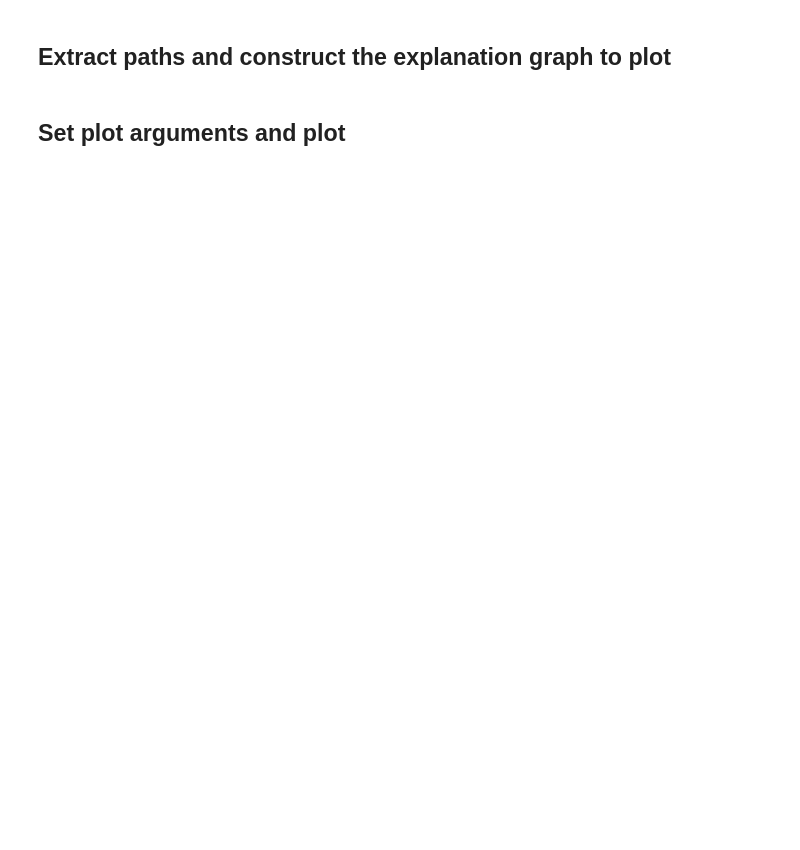
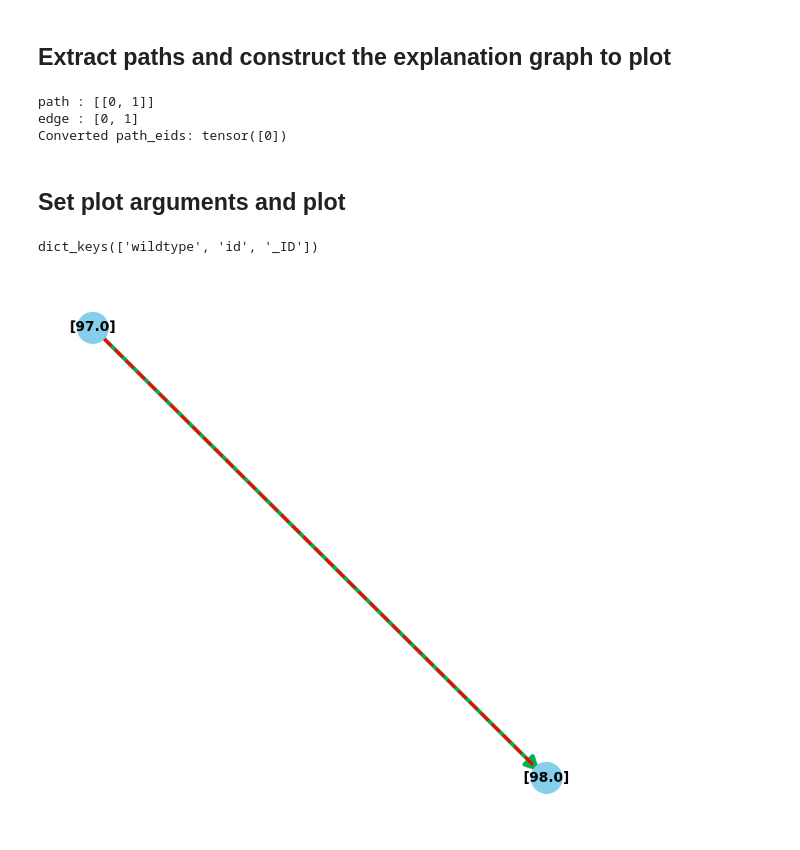
Before and after one commit to younggun339/PGELink, a Jupyter notebook: page-link-path-based-gnn-explanation/plotting_example_grn.ipynb, the cells around one changed output. Drawn from its saved outputs; the diff is of its cells as text; code cells hidden in the pictures; blank space fills up the shorter version.

```diff
--- a/page-link-path-based-gnn-explanation/plotting_example_grn.ipynb
+++ b/page-link-path-based-gnn-explanation/plotting_example_grn.ipynb
@@ -31,11 +31,13 @@ def get_in_dim(mp_g):
 
 
 parser = argparse.ArgumentParser(description='Explain link predictor')
+parser.add_argument('--device_id', type=int, default=0)
+
 '''
 Dataset args
 '''
 parser.add_argument('--dataset_dir', type=str, default='datasets')
-parser.add_argument('--dataset_name', type=str, default='aug_citation')
+parser.add_argument('--dataset_name', type=str, default='Ecoli1_basic_graph')
 parser.add_argument('--valid_ratio', type=float, default=0.1)
 parser.add_argument('--test_ratio', type=float, default=0.2)
 parser.add_argument('--max_num_samples', type=int, default=-1,
@@ -48,7 +50,7 @@ parser.add_argument('--hidden_dim_1', type=int, default=128)
 parser.add_argument('--hidden_dim_2', type=int, default=64)
 parser.add_argument('--out_dim', type=int, default=32)
 parser.add_argument('--saved_model_dir', type=str, default='saved_models')
-parser.add_argument('--saved_model_name', type=str, default='')
+parser.add_argument('--saved_model_name', type=str, default='basic_data_Ecoli1_InSilicoSize100_model')
 
 '''
 Explanation args
@@ -71,11 +73,11 @@ parser.add_argument('--af_val', type=str, default='F.silu', choices=['F.silu', '
                    help='Edge predictor에서 사용할 활성화 함수')
 parser.add_argument('--var', type=str, default='ChebConv', choices=['ChebConv', 'SSGConv', 'ClusterGCNConv', 'HypergraphConv'],
                    help='GNN 변형 방식 선택')
-parser.add_argument('--num_layers', type=int, default=3,
+parser.add_argument('--num_layers', type=int, default=4,
                    help='GNN의 레이어 개수')
 parser.add_argument('--aggr', type=str, default='sum', choices=['sum', 'add'],
                    help='operation passed to dgl.EdgePredictor')
-
+parser.add_argument('--num_epochs', type=int, default=20, help='How many epochs to learn the mask')
 
 
 args = parser.parse_args('')
@@ -145,23 +188,35 @@ with open(saved_file, "rb") as f:
 # %%
 import dgl
 def get_exp_g(g, paths, src_nid, tgt_nid):
-    path_eids = {}
+    path_eids = []
     for path in paths:
+        print(f"path : {path}")
         for edge in path:
+            print(f"edge : {edge}")
             u, v = edge
             eids = comp_g.edge_ids(u, v)
-            path_eids[(u, v)] = eids
+            # ✅ eids가 텐서인 경우 리스트로 변환
+            if isinstance(eids, torch.Tensor):
+                eids = eids.tolist()
+            elif not isinstance(eids, list):
+                eids = [eids]  # 단일 값이면 리스트로 변환
+
+            path_eids.extend(eids)  # ✅ 리스트에 추가
+
+    # ✅ path_eids가 비어 있지 않다면 텐서로 변환
+    path_eids = torch.tensor(path_eids, dtype=torch.long) if path_eids else torch.tensor([], dtype=torch.long)
+
+    print(f"Converted path_eids: {path_eids}")  # 디버깅 출력
 
     exp_g = g
 
     remove_eids = g.edges(form='eid')
-    if path_eids:
+    if path_eids.numel() > 0:  # ✅ 빈 텐서일 경우 예외 처리
         mask = torch.ones(remove_eids.shape, dtype=torch.bool)
-        mask[path_eids] = False  # path_eids에 있는 엣지는 유지
-        remove_eids = remove_eids[mask]  # 제거할 엣지만 남기기
+        mask[path_eids] = False  # ✅ path_eids에 해당하는 엣지만 유지
+        remove_eids = remove_eids[mask]  # ✅ 제거할 엣지만 남기기
 
     exp_g = dgl.remove_edges(exp_g, remove_eids) # creates a new graph
-
     exp_g = dgl.compact_graphs(exp_g)
 
     # Get src and tgt nid in the explanation graph
@@ -177,10 +232,17 @@ from explainer_grn import PaGELink
 pagelink = PaGELink(model)
 paths = pagelink.get_paths(comp_g_src_nid, comp_g_tgt_nid, comp_g, comp_g_edge_mask_dict)
 
+
+
+
 exp_g, exp_g_src_nid, exp_g_tgt_nid = get_exp_g(comp_g,
                                                 paths,
                                                 comp_g_src_nid,
                                                 comp_g_tgt_nid)
+# %% [output]
+path : [[0, 1]]
+edge : [0, 1]
+Converted path_eids: tensor([0])
 # %% [markdown]
 ## Set plot arguments and plot
 # %%
@@ -199,8 +261,13 @@ selected_edge_kwargs = {"edge_color" : 'red',
                         "arrows" : False}
 selected_edges = list(zip(exp_g_src_nid.tolist(), exp_g_tgt_nid.tolist()))
 # %%
+print(exp_g.ndata.keys())  # exp_g의 노드 속성 확인
+
 nx_graph = plot_homo_graph(exp_g,
-                             label='nx_id',
+                             label='id',
                              edge_kwargs=edge_kwargs,
                              selected_edge_kwargs=selected_edge_kwargs,
                              selected_edge=selected_edges)
+# %% [output]
+dict_keys(['wildtype', 'id', '_ID'])
+[figure, added]
```
Also changed, not shown: parts of 2 cells of this notebook, 3 other files.
